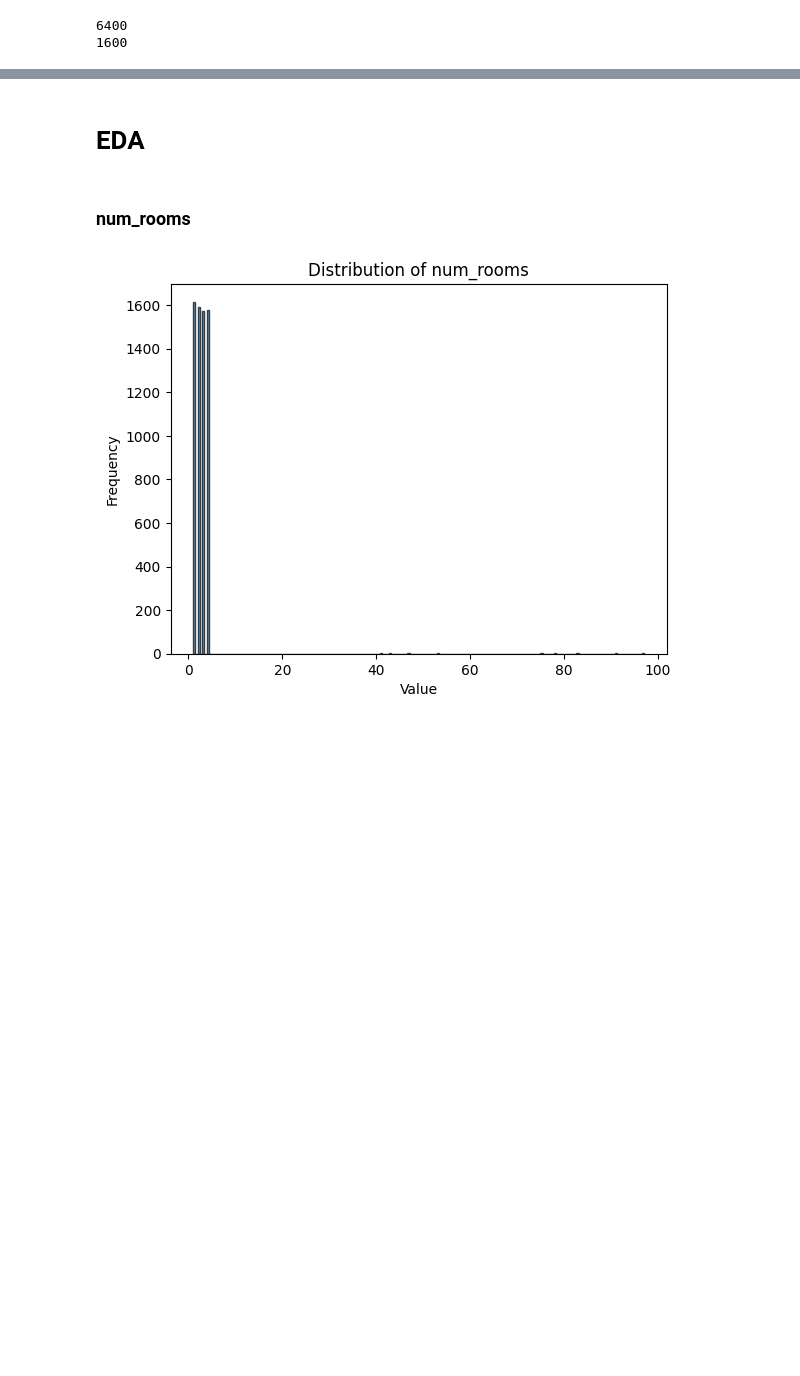
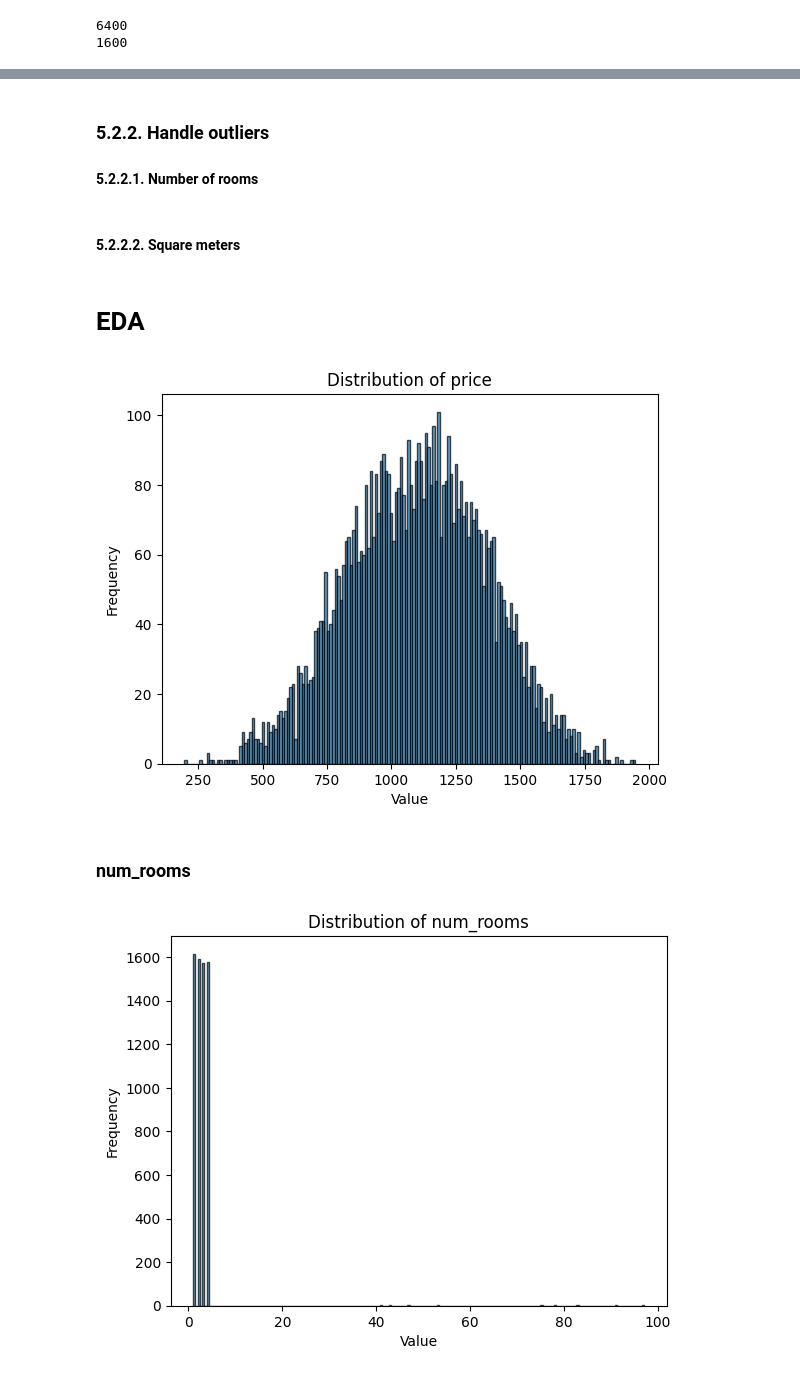
Before and after one commit to DenisProcyon/DSDM_ML_Pred, a Jupyter notebook: main.ipynb, the cells around one changed output, grey strips where cells are left out. Drawn from its saved outputs; the diff is of its cells as text; code cells hidden in the pictures; blank space fills up the shorter version.

```diff
--- a/main.ipynb
+++ b/main.ipynb
@@ -167,0 +166,3 @@ NameError: name 'df' is not defined
+# %% [markdown]
+### 5.2.2. Handle outliers
+#### 5.2.2.1. Number of rooms
@@ -167,0 +175,2 @@ NameError: name 'df' is not defined
+# %% [markdown]
+#### 5.2.2.2. Square meters
@@ -168,5 +183,15 @@ NameError: name 'df' is not defined
 # %% [markdown]
 # EDA
+# %%
+plt.hist(train_data['price'], bins=180, edgecolor='black', alpha=0.7)
+
+# Add labels and show plot
+plt.title('Distribution of price')
+plt.xlabel('Value')
+plt.ylabel('Frequency')
+plt.show()
+# %% [output]
+[figure, added]
 # %% [markdown]
 ### num_rooms
 # %%
```
Also changed, not shown: parts of 78 cells of this notebook, 1 other file.
